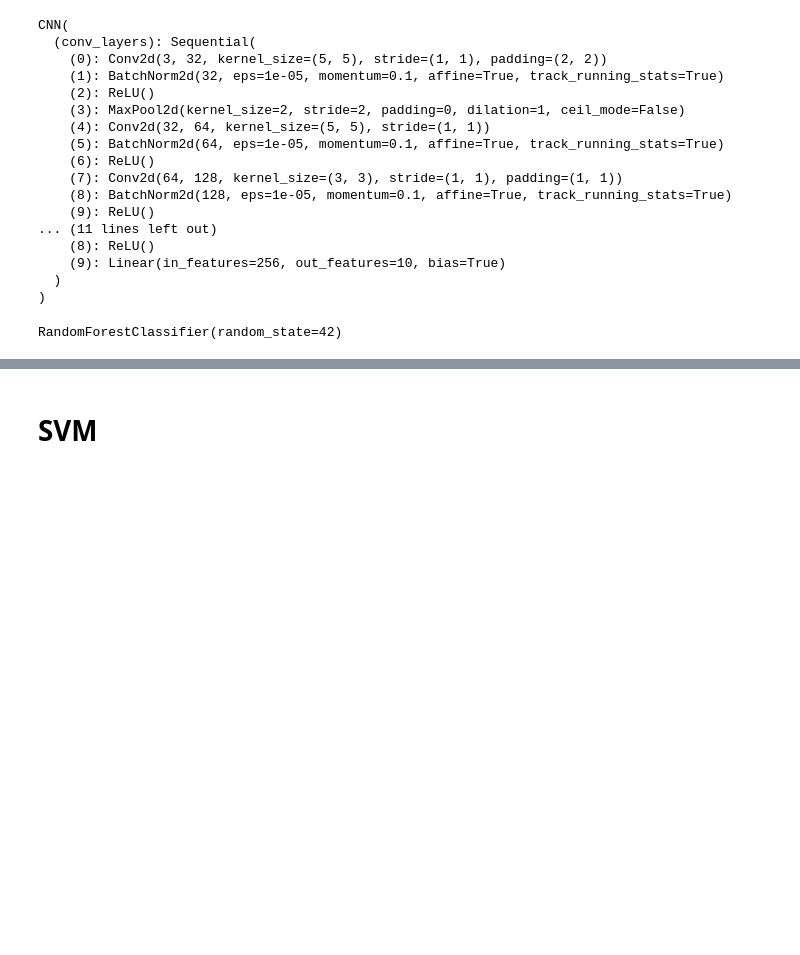
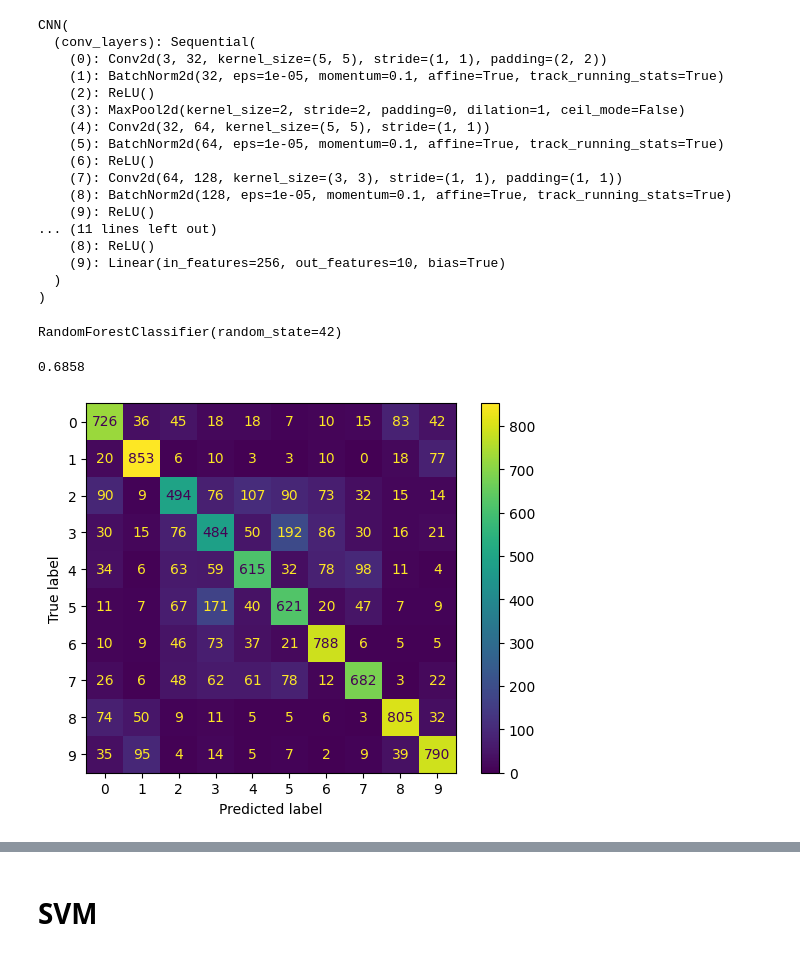
Before and after one commit to TDQA2004-04-03/ML, a Jupyter notebook: BTL_ML.ipynb, the cells around one changed output, grey strips where cells are left out. Cells and saved outputs as stored; diff of their text form; code cells hidden in the pictures; blank space fills up the shorter version.

```diff
--- a/BTL_ML.ipynb
+++ b/BTL_ML.ipynb
@@ -373,5 +373,16 @@ classification.fit(feature, label)
 # %% [output]
 RandomForestClassifier(random_state=42)
 # %%
-label_predict = classifier.predict(feature_test)
+label_predict = classification.predict(feature_test)
 accuracy = accuracy_score(label_test, label_predict)
+print(accuracy)
+# %% [output]
+0.6858
+# %%
+from sklearn.metrics import ConfusionMatrixDisplay
+cmatrix = confusion_matrix(label_test, label_predict)
+cmatrix_display = ConfusionMatrixDisplay(cmatrix, display_labels=[i for i in range(10)])
+cmatrix_display.plot()
+plt.show()
+# %% [output]
+[figure, added]
```
Also changed, not shown: parts of 2 cells of this notebook.
